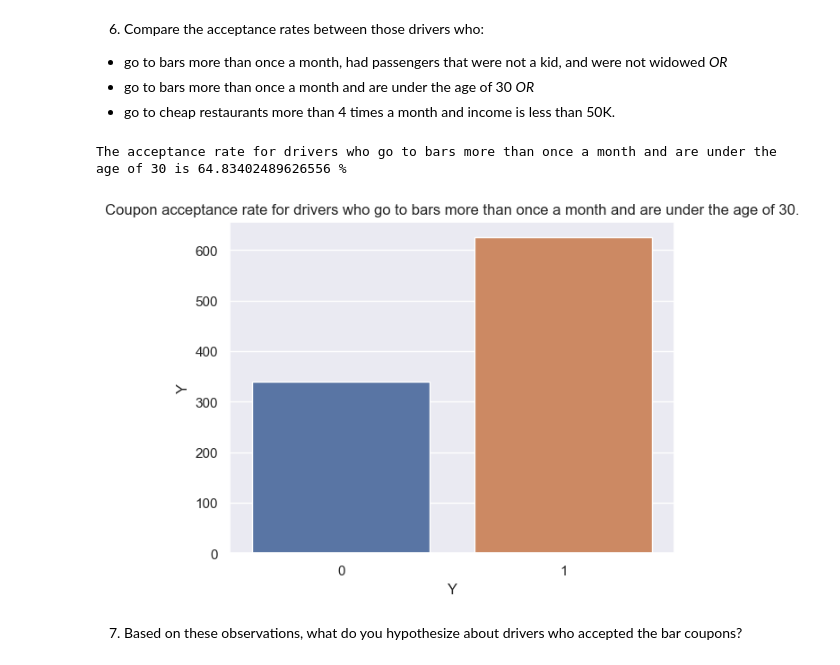
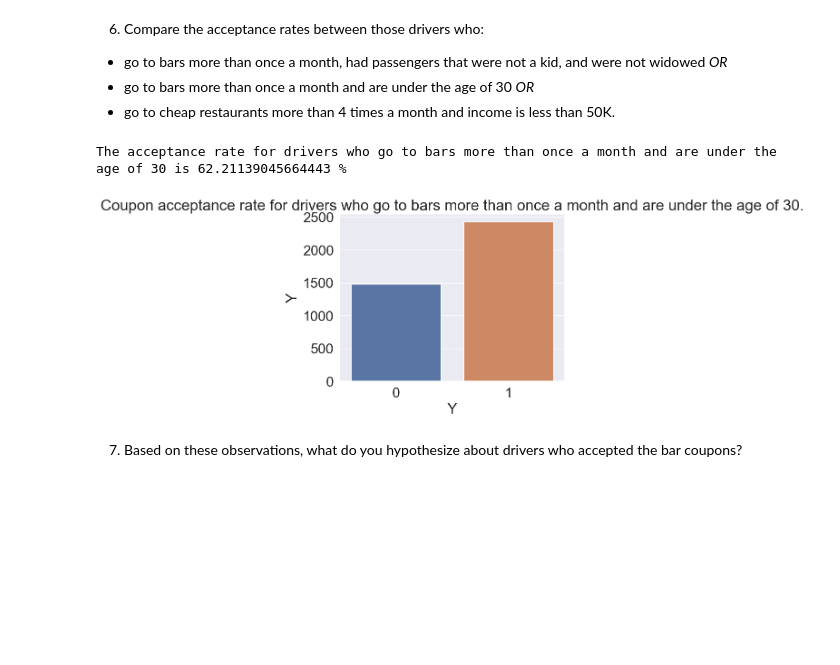
Before and after one commit to jaku2020/4.2_Justyna, a Jupyter notebook: Driver_coupons_Jakubowska.ipynb, the cells around one changed output. Saved outputs shown, nothing was run; the diff lists cells and outputs as text; code cells hidden in the pictures; blank space fills up the shorter version.

```diff
--- a/Driver_coupons_Jakubowska.ipynb
+++ b/Driver_coupons_Jakubowska.ipynb
@@ -267,7 +267,5 @@ print("The proportion of bar coupons that were accepted was",proportion_of_bar_c
 sns.barplot(data=bar_df, x = "Y", y = data.coupon.value_counts())
 sns.barplot(x=bar_df.Y.value_counts().index, y=bar_df.Y.value_counts())
 plt.title('Coupon acceptance.')
-plt.legend(title="Acceptance")
-sns.set(font_scale = 1)
 plt.show()
 # %% [output]
@@ -278,33 +275,27 @@ The proportion of bar coupons that were accepted was 56.84326710816777 %
 3. Compare the acceptance rate between those who went to a bar 3 or fewer times a month to those who went more.
 # %%
 # Creating a data frame for drivers who go to bars less than 4 times a month.
-bar_less = bar_df
+bar_less = bar_df.copy()
 values = ['4~8', 'gt8']
 bar_less = bar_less[bar_less.Bar.isin(values) == False]
 
 #creating a data for above drivers that accepted a coupon
-bar_less_yes = bar_less
+bar_less_yes = bar_less.copy()
 bar_less_yes = bar_less_yes[bar_less_yes.Y != 0]
 
 #calculating acceptance for above drivers
 acceptance_bar_less = len(bar_less_yes)/ len(bar_less.index)*100
 print("The acceptance rate for those who went to a bar 3 or fewer times a month was", acceptance_bar_less, "%")
 
-sns.barplot(data= bar_less, x = "Y", y = bar_less.Y.value_counts())
-sns.barplot(x=bar_less.Y.value_counts().index, y=bar_less.Y.value_counts())
-plt.title('Coupon acceptance rate for those who went to a bar 3 or fewer times a month.')
-sns.set(font_scale = 1)
-plt.show()
-
 ############################################
 
 # Creating a data frame for drivers who go to bars more than 3 times a month.
-bar_more = bar_df
+bar_more = bar_df.copy()
 values = ['never', 'less1', '1~3']
 bar_more = bar_more[bar_more.Bar.isin(values) == False]
 
 #creating a data for above drivers that accepted a coupon
-bar_more_yes = bar_more
+bar_more_yes = bar_more.copy()
 bar_more_yes = bar_more_yes[bar_more_yes.Y != 0]
 
 #calculating acceptance for above drivers
@@ -313,8 +304,7 @@ print("The acceptance rate for those who went to a bar more than 3 times a month
 
 sns.barplot(data= bar_more, x = "Y", y = bar_more.Y.value_counts())
 sns.barplot(x=bar_more.Y.value_counts().index, y=bar_more.Y.value_counts())
-plt.title('Coupon acceptance rate for those who went to a bar more than 3 times a month (0= not accepted, 1=accepted).')
-sns.set(font_scale = 1)
+plt.title('Coupon acceptance rate for those who went to a bar more than 3 times a month.')
 plt.show()
 # %% [output]
 The acceptance rate for those who went to a bar 3 or fewer times a month was 56.15951683097966 %
@@ -331,6 +320,5 @@ print("The acceptance rate between drivers who go to a bar more than once a mont
 sns.barplot(data= bar_df_more1_over25, x = "Y", y = bar_df_more1_over25.Y.value_counts())
 sns.barplot(x=bar_df_more1_over25.Y.value_counts().index, y=bar_df_more1_over25.Y.value_counts())
 plt.title('Coupon acceptance rate for those who who go to a bar more than once a month and are over the age of 25.')
-sns.set(font_scale = 1)
 plt.show()
 # %% [output]
@@ -340,21 +328,21 @@ The acceptance rate between drivers who go to a bar more than once a month and a
 5. Use the same process to compare the acceptance rate between drivers who go to bars more than once a month and had passengers that were not a kid and had occupations other than farming, fishing, or forestry.
 # %%
 # Creating a data frame for drivers who go to bars at least once a month.
-bar_more = bar_df
+bar_more = bar_df.copy()
 values = ['never', 'less1']
 bar_more = bar_more[bar_more.Bar.isin(values) == False]
 
 # Creating a data frame for above drivers who had passengers that were not a kid.
-bar_more_noKid = bar_more
+bar_more_noKid = bar_more.copy()
 values = ['Alone', 'Kid(s)']
 bar_more_noKid = bar_more_noKid[bar_more_noKid.passanger.isin(values) == False]
 
 # Creating a data frame for above drivers who had occupations other than farming, fishing, or forestry.
-bar_more_noKid_noFFF = bar_more_noKid
+bar_more_noKid_noFFF = bar_more_noKid.copy()
 bar_more_noKid_noFFF = bar_more_noKid_noFFF[bar_more_noKid_noFFF.occupation != "Farming Fishing & Forestry"]
 
 #creating a data for above drivers that accepted a coupon
-bar_more_noKid_noFFF_yes=bar_more_noKid_noFFF
+bar_more_noKid_noFFF_yes=bar_more_noKid_noFFF.copy()
 bar_more_noKid_noFFF_yes = bar_more_noKid_noFFF_yes[bar_more_noKid_noFFF_yes.Y != 0]
 
 #calculating acceptance for above drivers
@@ -364,7 +352,7 @@ print("The acceptance rate for drivers who go to bars more than once a month and
 sns.barplot(data= bar_more_noKid_noFFF, x = "Y", y = bar_more_noKid_noFFF.Y.value_counts())
 sns.barplot(x=bar_more_noKid_noFFF.Y.value_counts().index, y=bar_more_noKid_noFFF.Y.value_counts())
 plt.title('Coupon acceptance rate for drivers who go to bars more than once a month and had passengers that were not a kid and had occupations other than farming, fishing, or forestry.')
-sns.set(font_scale = 1)
+sns.set(font_scale = 2)
 plt.show()
 # %% [output]
 The acceptance rate for drivers who go to bars more than once a month and had passengers that were not a kid and had occupations other than farming, fishing, or forestry is 69.02404526166902 %
@@ -377,26 +365,25 @@ The acceptance rate for drivers who go to bars more than once a month and had pa
 - go to cheap restaurants more than 4 times a month and income is less than 50K.
 # %%
 # Creating a data for drivers who go to bars more than once a month and are under the age of 30
-bar_more_under30 = bar_more
+bar_more_under30 = bar_more.copy()
 values=[31,50,36,41,46]
 bar_more_under30 = bar_more_under30[bar_more_under30.age.isin(values) == False]
 
 # Creating a data for above drivers that accepted a coupon
-bar_more_under30_yes = bar_more_under30
+bar_more_under30_yes = bar_more_under30.copy()
 bar_more_under30_yes = bar_more_under30_yes[bar_more_under30_yes.Y == 1]
 
 # Calculating acceptance for above drivers
 acceptance_bar_more_under30 = len(bar_more_under30_yes.index)/len(bar_more_under30.index)*100
 print("The acceptance rate for drivers who go to bars more than once a month and are under the age of 30 is", acceptance_bar_more_under30, "%")
 
 sns.barplot(data= bar_more_under30, x = "Y", y = bar_more_under30.Y.value_counts())
 sns.barplot(x=bar_more_under30.Y.value_counts().index, y=bar_more_under30.Y.value_counts())
 plt.title('Coupon acceptance rate for drivers who go to bars more than once a month and are under the age of 30.')
-sns.set(font_scale = 1)
 plt.show()
 # %% [output]
-The acceptance rate for drivers who go to bars more than once a month and are under the age of 30 is 64.83402489626556 %
+The acceptance rate for drivers who go to bars more than once a month and are under the age of 30 is 62.21139045664443 %
-[figure, old version]
+[figure, new version]
 # %% [markdown]
 7.  Based on these observations, what do you hypothesize about drivers who accepted the bar coupons?
 # %%
```
Also changed, not shown: parts of 9 cells of this notebook.
